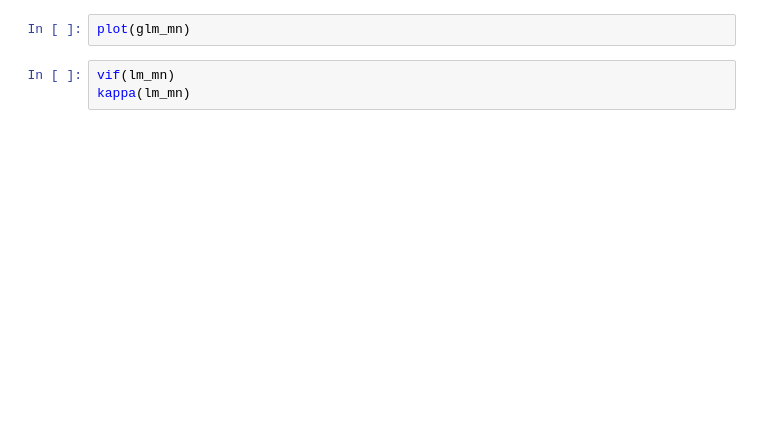
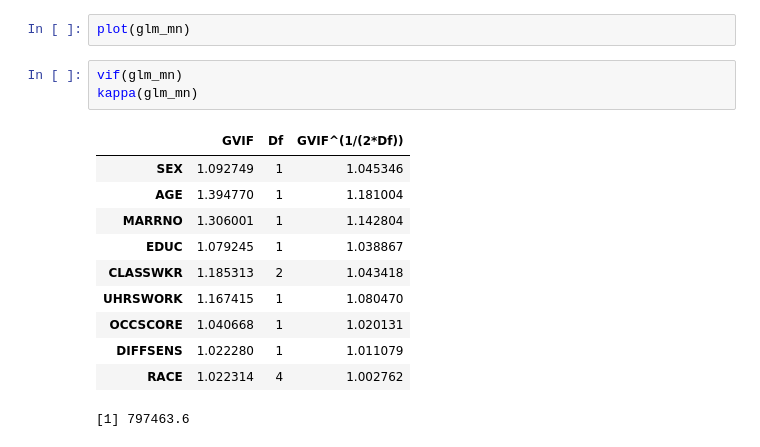
Before and after one commit to brianmoral/Income-Prediction-Analysis, a Jupyter notebook: minnesota_census_income.ipynb, the cells around one changed output. Saved outputs shown, nothing was run; the diff lists cells and outputs as text; blank space fills up the shorter version.

```diff
--- a/minnesota_census_income.ipynb
+++ b/minnesota_census_income.ipynb
@@ -452,5 +506,17 @@ summary(glm_mn)
 # %%
 plot(glm_mn)
 # %%
-vif(lm_mn)
-kappa(lm_mn)
+vif(glm_mn)
+kappa(glm_mn)
+# %% [output]
+|  | GVIF | Df | GVIF^(1/(2*Df)) |
+| SEX | 1.092749 | 1 | 1.045346 |
+| AGE | 1.394770 | 1 | 1.181004 |
+| MARRNO | 1.306001 | 1 | 1.142804 |
+| EDUC | 1.079245 | 1 | 1.038867 |
+| CLASSWKR | 1.185313 | 2 | 1.043418 |
+| UHRSWORK | 1.167415 | 1 | 1.080470 |
+| OCCSCORE | 1.040668 | 1 | 1.020131 |
+| DIFFSENS | 1.022280 | 1 | 1.011079 |
+| RACE | 1.022314 | 4 | 1.002762 |
+[1] 797463.6
```
Also changed, not shown: parts of 6 cells of this notebook.
